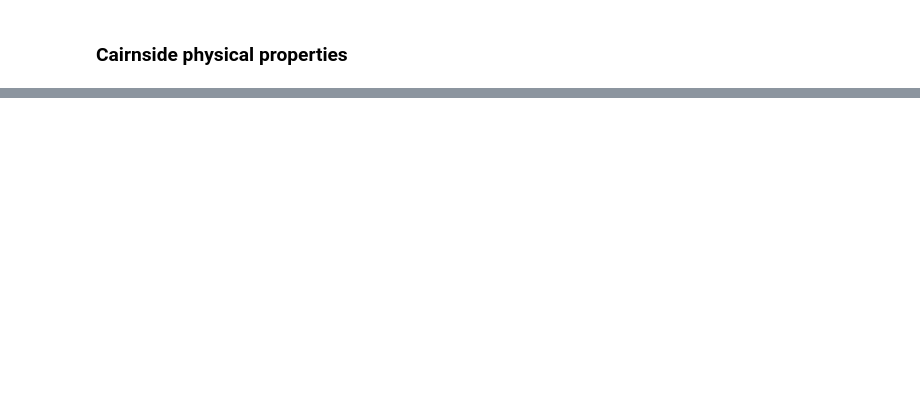
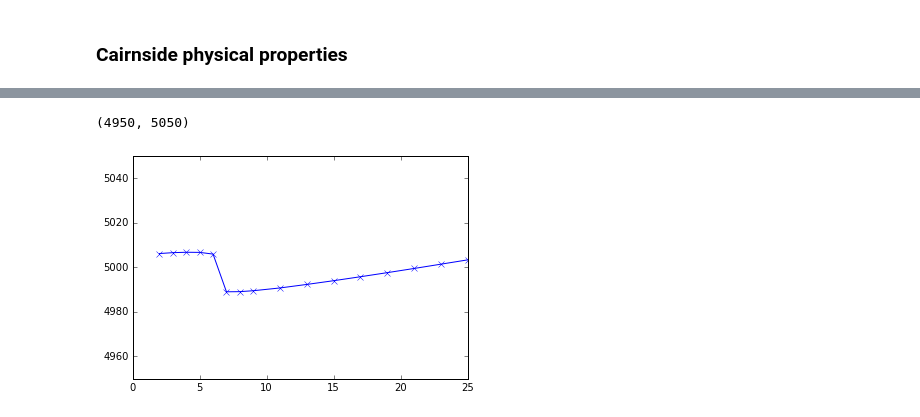
Before and after one commit to lperozzi/Reflectivity_BTSL, a Jupyter notebook: Cairnside_reflectivity.ipynb, the cells around one changed output, grey strips where cells are left out. Cells and saved outputs as stored; diff of their text form; code cells hidden in the pictures; blank space fills up the shorter version.

```diff
--- a/Cairnside_reflectivity.ipynb
+++ b/Cairnside_reflectivity.ipynb
@@ -9,0 +7,14 @@ CO2_35 = pd.read_csv('data/co2/35/co2_35.txt', delimiter="\t")
+# %%
+col_interest = ['Pressure (MPa)','Density (kg/m3)', 'Sound Spd. (m/s)']
+CO2_25 = pd.read_csv('data/co2/25/co2_25.txt', delimiter="\t")
+CO2_25 = CO2_25[col_interest]
+CO2_25.columns = ['Pressure (MPa)', 'Density_CO2 (kg/m3)', 'Sound Spd_CO2 (m/s)' ]
+CO2_35 = pd.read_csv('data/co2/35/co2_35.txt', delimiter="\t")
+CO2_35 = CO2_35[col_interest]
+CO2_35.columns = ['Pressure (MPa)', 'Density_CO2 (kg/m3)', 'Sound Spd_CO2 (m/s)']
+H2O_25 = pd.read_csv('data/H2O/25/h2o_25.txt', delimiter="\t")
+H2O_25 = H2O_25[col_interest]
+H2O_25.columns = ['Pressure (MPa)', 'Density_H2O (kg/m3)', 'Sound Spd_H2O (m/s)']
+H2O_35 = pd.read_csv('data/H2O/35/h2o_35.txt', delimiter="\t")
+H2O_35 = H2O_35[col_interest]
+H2O_35.columns = ['Pressure (MPa)', 'Density_H2O (kg/m3)', 'Sound Spd_H2O (m/s)']
@@ -63,0 +109,13 @@ CO2_25.head(10)
+# %%
+### Gassmann parameters for Vp_h2o calculation
+K_dry = 18.70 * 1e9# Gpa
+K_s = 62.76 *1e9 #Gpa
+K_h2o = (pp_25['Sound Spd_H2O (m/s)']**2 * pp_25['Density_H2O (kg/m3)'] )
+G = 19.36 * 1e9# Gpa
+
+upper = (1 - (K_dry/K_s))**2
+lower = (porosity/K_h2o) + ((1-porosity)/K_s) - (K_dry/K_s**2)
+K = K_dry + (upper)/(lower)
+
+Vp = np.sqrt((K + 4/3*G) / pp_25['Density_rock (kg/m3)'])
+Vs = np.sqrt(G / pp_25['Density_rock (kg/m3)'])
@@ -63,0 +162,7 @@ CO2_25.head(10)
+# %%
+plt.plot(pp_25['Pressure (MPa)'], Vp, marker='x')
+plt.ylim([4950, 5050])
+# plt.plot(pp_25['Pressure (MPa)'], Vs, marker='^')
+# %% [output]
+(4950, 5050)
+[figure, added]
```
Also changed, not shown: parts of 13 cells of this notebook, 6 other files.
